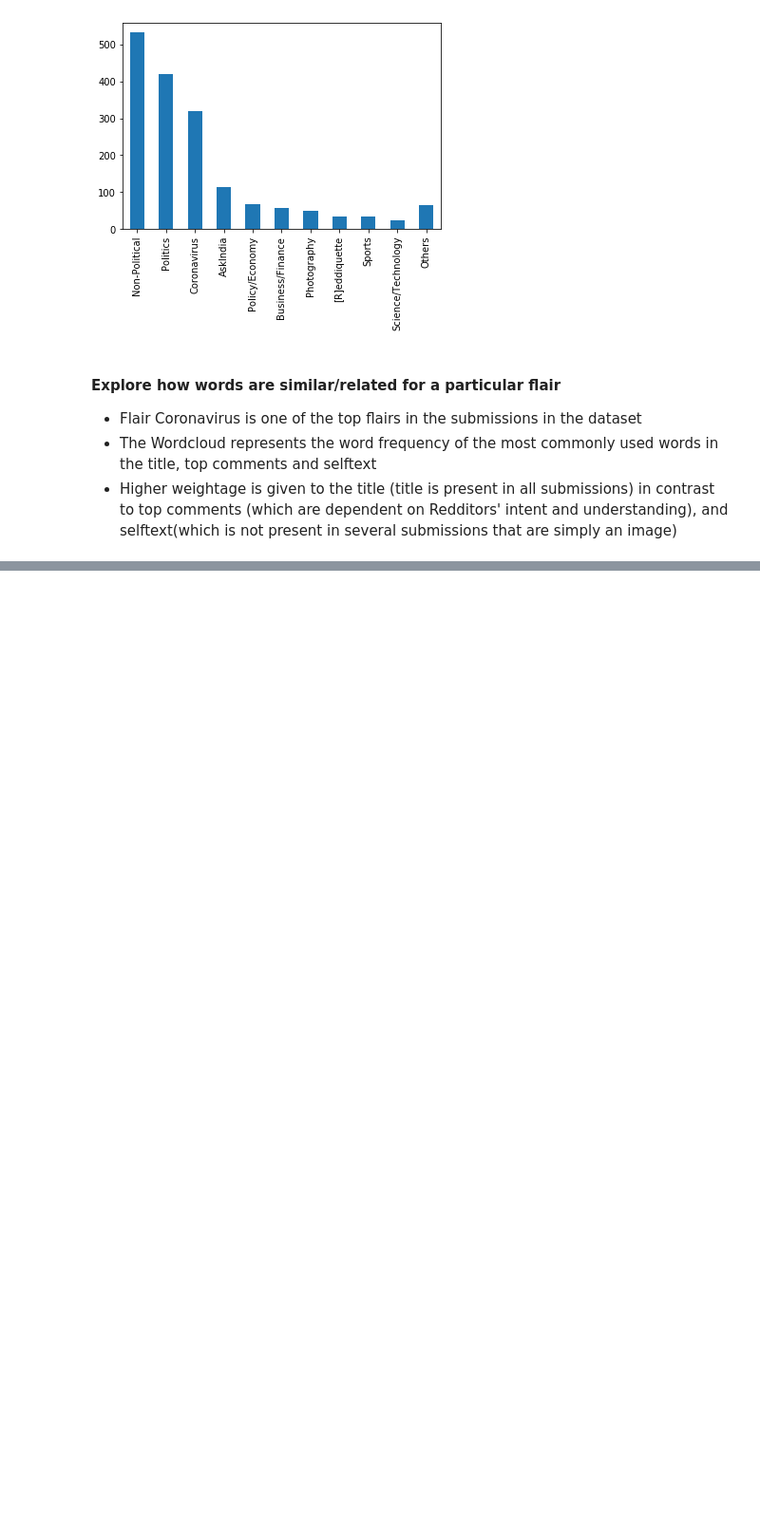
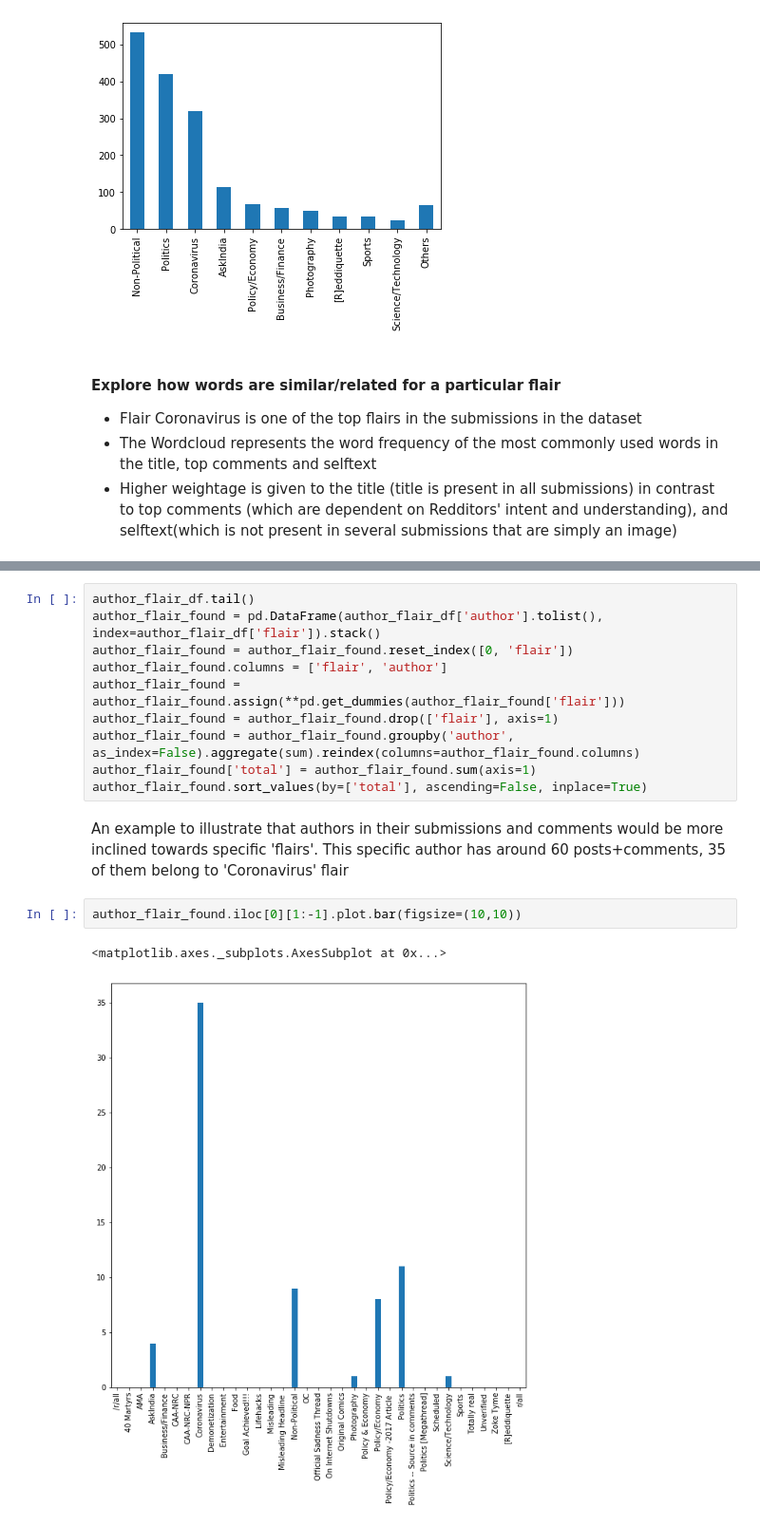
Before and after one commit to vishakha-lall/MIDAS_Hiring_Project, a Jupyter notebook: Part 2 - Exploratory Data Analysis.ipynb, the cells around one changed output, grey strips where cells are left out. Shown at 95% size. Saved outputs shown, nothing was run; the diff lists cells and outputs as text; blank space fills up the shorter version.

```diff
--- a/Part 2 - Exploratory Data Analysis.ipynb
+++ b/Part 2 - Exploratory Data Analysis.ipynb
@@ -231,0 +222,17 @@ See the caveats in the documentation: http://pandas.pydata.org/pandas-docs/stabl
+# %%
+author_flair_df.tail()
+author_flair_found = pd.DataFrame(author_flair_df['author'].tolist(), index=author_flair_df['flair']).stack()
+author_flair_found = author_flair_found.reset_index([0, 'flair'])
+author_flair_found.columns = ['flair', 'author']
+author_flair_found = author_flair_found.assign(**pd.get_dummies(author_flair_found['flair']))
+author_flair_found = author_flair_found.drop(['flair'], axis=1)
+author_flair_found = author_flair_found.groupby('author', as_index=False).aggregate(sum).reindex(columns=author_flair_found.columns)
+author_flair_found['total'] = author_flair_found.sum(axis=1)
+author_flair_found.sort_values(by=['total'], ascending=False, inplace=True)
+# %% [markdown]
+An example to illustrate that authors in their submissions and comments would be more inclined towards specific 'flairs'. This specific author has around 60 posts+comments, 35 of them belong to 'Coronavirus' flair
+# %%
+author_flair_found.iloc[0][1:-1].plot.bar(figsize=(10,10))
+# %% [output]
+<matplotlib.axes._subplots.AxesSubplot at 0x...>
+[figure, added]
```
Also changed, not shown: parts of 11 cells of this notebook, 8 other files.
